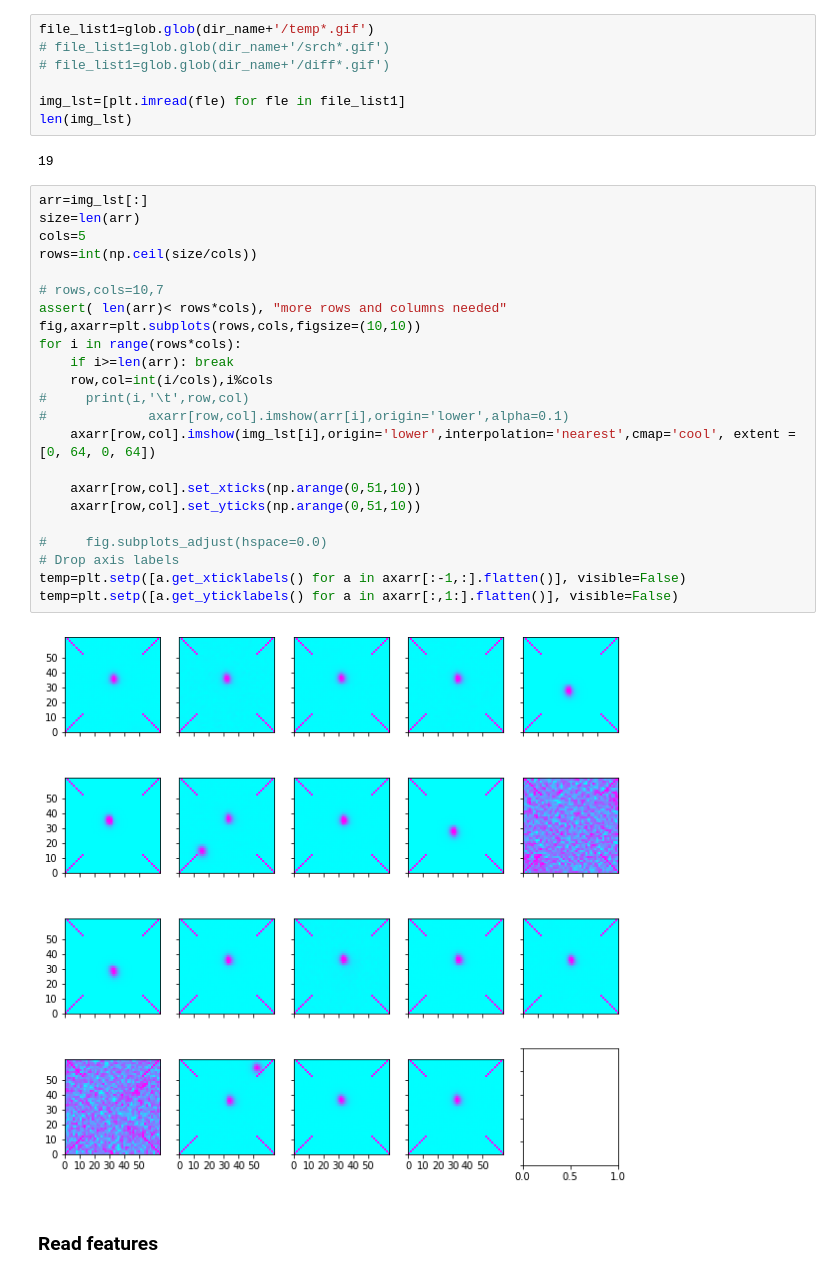
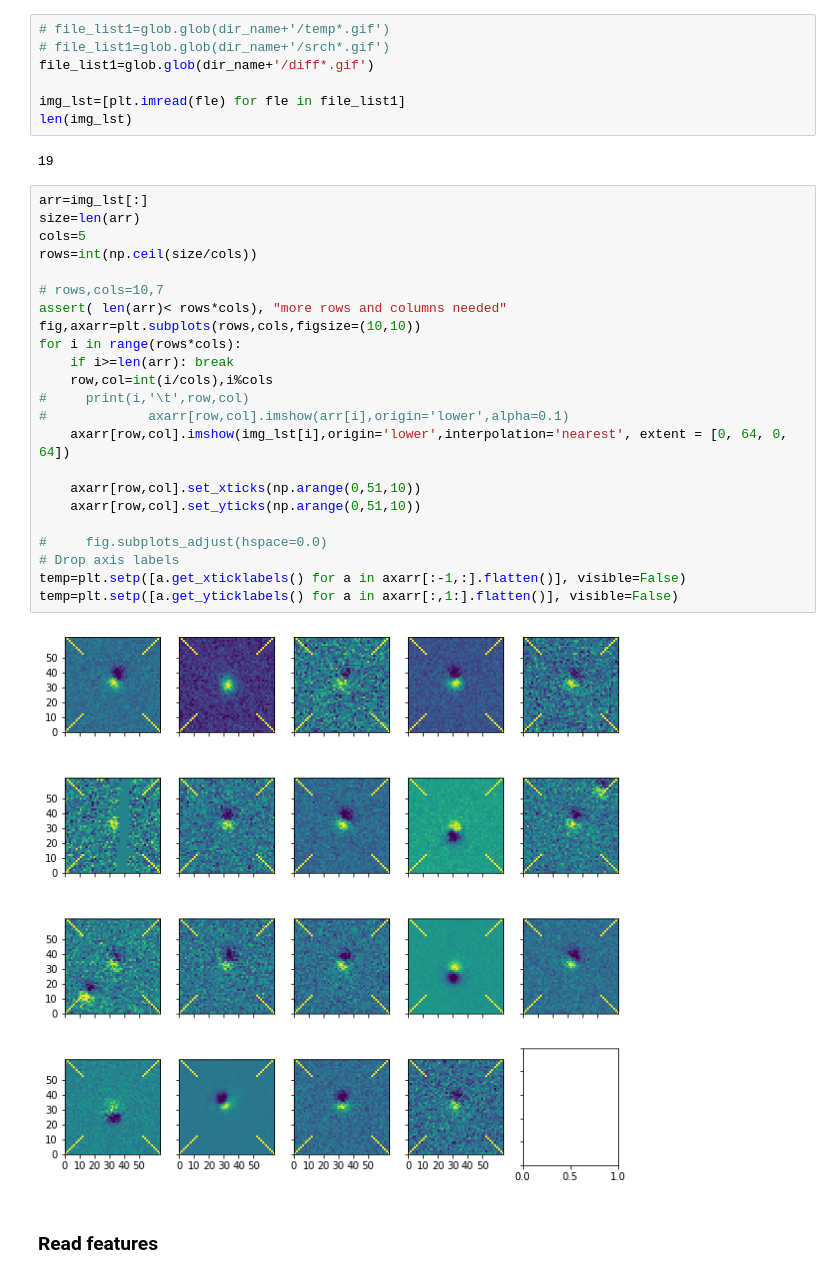
Before and after one commit to vmos1/cnn_supernova, a Jupyter notebook: 1_raw_data_visualization/0_simple_gif_view.ipynb, the cells around one changed output. Drawn from its saved outputs; the diff is of its cells as text.

```diff
--- a/1_raw_data_visualization/0_simple_gif_view.ipynb
+++ b/1_raw_data_visualization/0_simple_gif_view.ipynb
@@ -55,9 +48,9 @@ plt.show()
 # %%
 dir_name='/global/project/projectdirs/dasrepo/vpa/supernova_cnn/data/raw_data/home2/SNWG/Archive/2013/Y1/20130829/470430504/'
 # %%
-file_list1=glob.glob(dir_name+'/temp*.gif')
+# file_list1=glob.glob(dir_name+'/temp*.gif')
 # file_list1=glob.glob(dir_name+'/srch*.gif')
-# file_list1=glob.glob(dir_name+'/diff*.gif')
+file_list1=glob.glob(dir_name+'/diff*.gif')
 
 img_lst=[plt.imread(fle) for fle in file_list1]
 len(img_lst)
@@ -66,28 +59,28 @@ len(img_lst)
 # %%
 arr=img_lst[:]
 size=len(arr)
 cols=5
 rows=int(np.ceil(size/cols))
 
 # rows,cols=10,7
 assert( len(arr)< rows*cols), "more rows and columns needed"
 fig,axarr=plt.subplots(rows,cols,figsize=(10,10))
 for i in range(rows*cols):
     if i>=len(arr): break
     row,col=int(i/cols),i%cols
 #     print(i,'\t',row,col)
 #             axarr[row,col].imshow(arr[i],origin='lower',alpha=0.1)
-    axarr[row,col].imshow(img_lst[i],origin='lower',interpolation='nearest',cmap='cool', extent = [0, 64, 0, 64])
+    axarr[row,col].imshow(img_lst[i],origin='lower',interpolation='nearest', extent = [0, 64, 0, 64])
 
     axarr[row,col].set_xticks(np.arange(0,51,10))
     axarr[row,col].set_yticks(np.arange(0,51,10))
 
 #     fig.subplots_adjust(hspace=0.0)
 # Drop axis labels
 temp=plt.setp([a.get_xticklabels() for a in axarr[:-1,:].flatten()], visible=False)
 temp=plt.setp([a.get_yticklabels() for a in axarr[:,1:].flatten()], visible=False)
 # %% [output]
-[figure, old version]
+[figure, new version]
 # %% [markdown]
 ### Read features
 # %%
```
Also changed, not shown: parts of 3 cells of this notebook, 16 other files.
